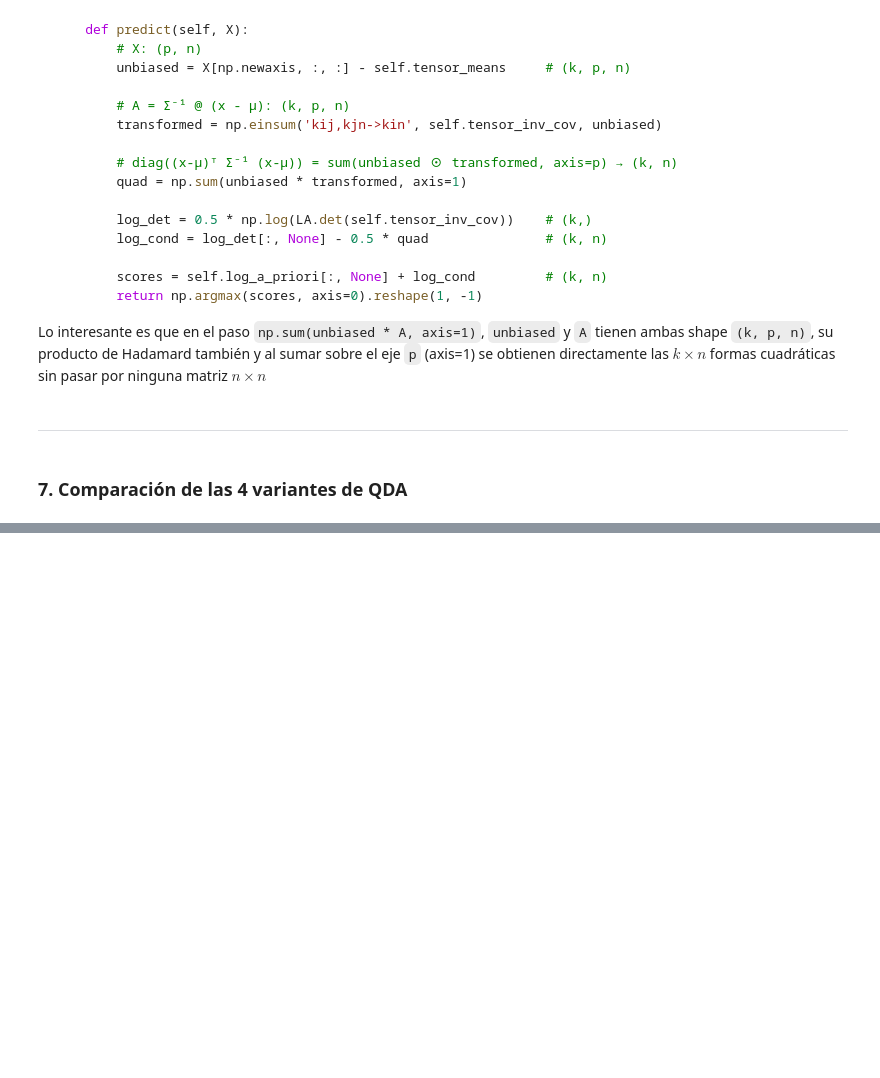
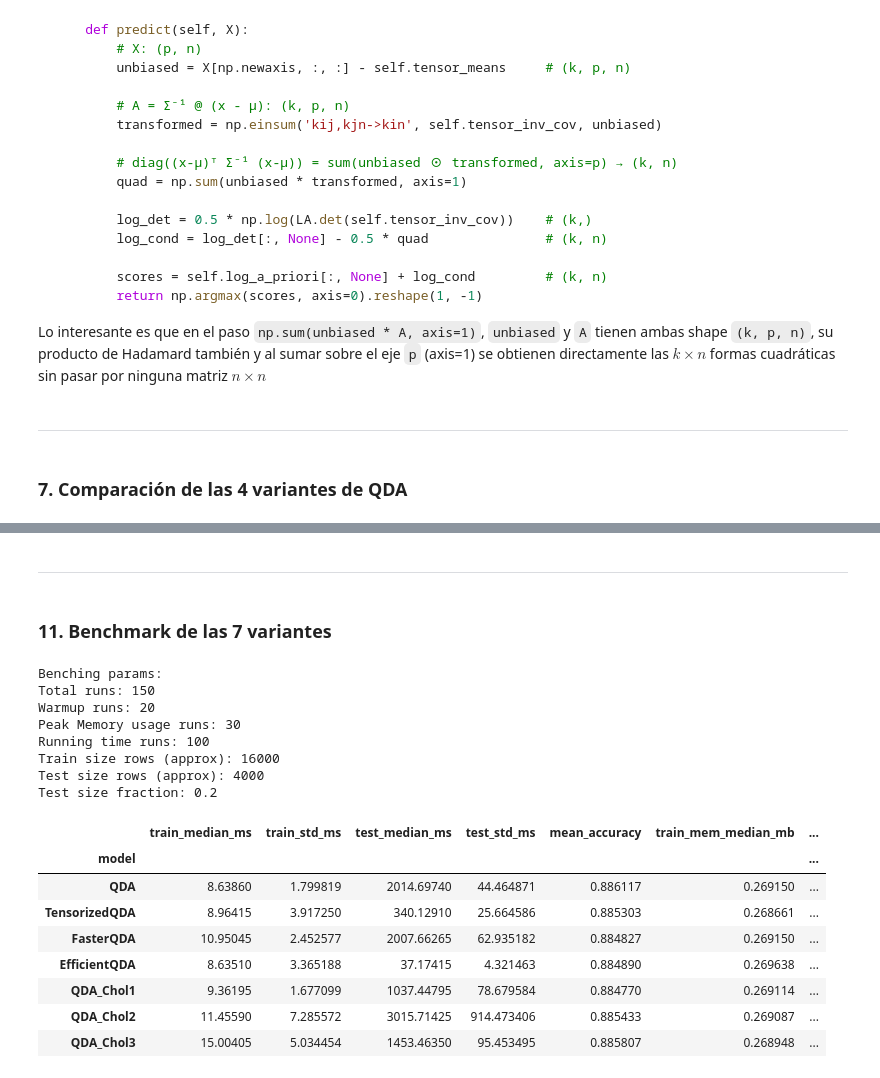
Before and after one commit to santiagoruizvt/AMIA-TP-LDA-QDA, a Jupyter notebook: AMIA_2026_TP1.ipynb, the cells around one changed output, grey strips where cells are left out. Drawn from its saved outputs; the diff is of its cells as text; code cells hidden in the pictures; blank space fills up the shorter version.

```diff
--- a/AMIA_2025_TP1.ipynb
+++ b/AMIA_2026_TP1.ipynb
@@ -830,0 +957,37 @@ Test size fraction: 0.2
+# %% [markdown]
+---
+# %% [markdown]
+### 11. Benchmark de las 7 variantes
+# %%
+b2 = Benchmark(
+    X_letter, y_letter_encoded,
+    same_splits=False,
+    n_runs=100,
+    warmup=20,
+    mem_runs=30,
+    test_sz=0.2
+)
+
+for model in [QDA, TensorizedQDA, FasterQDA, EfficientQDA,
+              QDA_Chol1, QDA_Chol2, QDA_Chol3]:
+    b2.bench(model)
+
+b2.summary(baseline='QDA')
+# %% [output]
+Benching params:
+Total runs: 150
+Warmup runs: 20
+Peak Memory usage runs: 30
+Running time runs: 100
+Train size rows (approx): 16000
+Test size rows (approx): 4000
+Test size fraction: 0.2
+|  | train_median_ms | train_std_ms | test_median_ms | test_std_ms | mean_accuracy | train_mem_median_mb | ... |
+| model |  |  |  |  |  |  | ... |
+| QDA | 8.63860 | 1.799819 | 2014.69740 | 44.464871 | 0.886117 | 0.269150 | ... |
+| TensorizedQDA | 8.96415 | 3.917250 | 340.12910 | 25.664586 | 0.885303 | 0.268661 | ... |
+| FasterQDA | 10.95045 | 2.452577 | 2007.66265 | 62.935182 | 0.884827 | 0.269150 | ... |
+| EfficientQDA | 8.63510 | 3.365188 | 37.17415 | 4.321463 | 0.884890 | 0.269638 | ... |
+| QDA_Chol1 | 9.36195 | 1.677099 | 1037.44795 | 78.679584 | 0.884770 | 0.269114 | ... |
+| QDA_Chol2 | 11.45590 | 7.285572 | 3015.71425 | 914.473406 | 0.885433 | 0.269087 | ... |
+| QDA_Chol3 | 15.00405 | 5.034454 | 1453.46350 | 95.453495 | 0.885807 | 0.268948 | ... |
```
Also changed, not shown: parts of 21 cells of this notebook, 2 other files.
